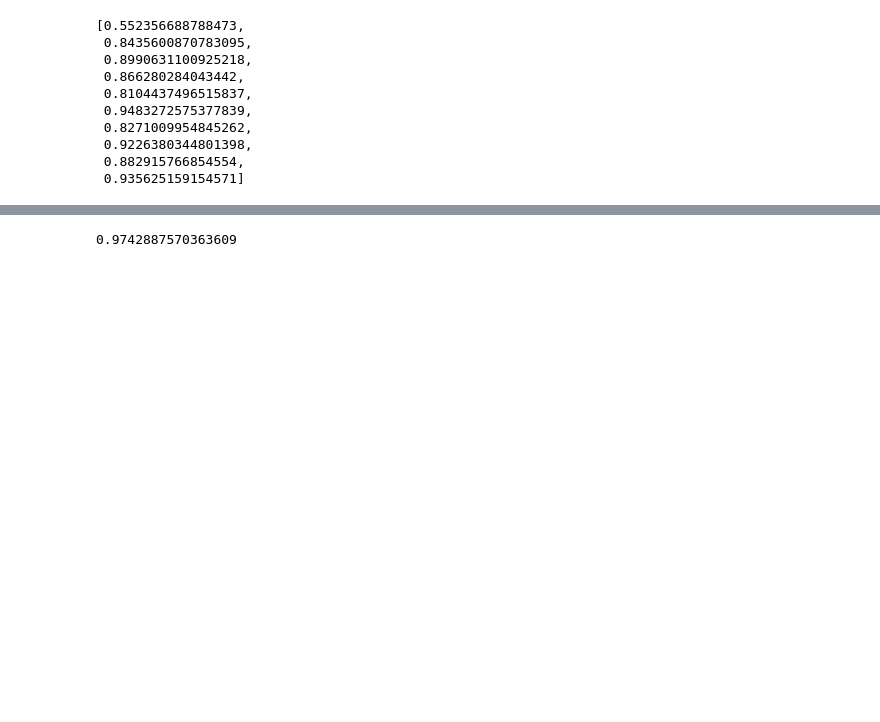
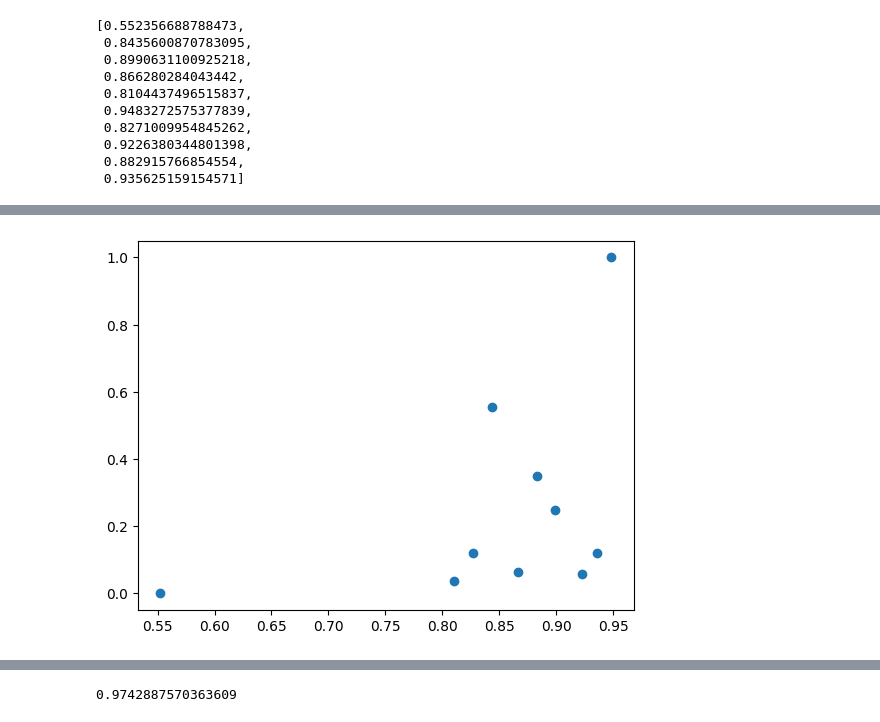
Before and after one commit to TajaKuzman/Crosslingual-Genre-Bias-Analysis, a Jupyter notebook: calculate_corelation_coefficient.ipynb, the cells around one changed output, grey strips where cells are left out. Cells and saved outputs as stored; diff of their text form; code cells hidden in the pictures; blank space fills up the shorter version.

```diff
--- a/calculate_corelation_coefficient.ipynb
+++ b/calculate_corelation_coefficient.ipynb
@@ -46,3 +132,7 @@ sizes_related_list
 # %%
 sizes_list = list(sizes.values())
 sizes_related_list = list(sizes_with_related.values())
+sizes_mb_list = list(sizes_mb.values())
+sizes_mb_related_list = list(sizes_mb_with_related.values())
+
+sizes_mb_related_list
@@ -63,0 +199,7 @@ macro_F1
+# %%
+# Show the values on a scatter plot
+# Normalized sizes (GB)
+pyplot.scatter(macro_F1, sizes_mb_list_norm)
+pyplot.show()
+# %% [output]
+[figure, added]
```
Also changed, not shown: parts of 36 cells of this notebook, 3 other files.
